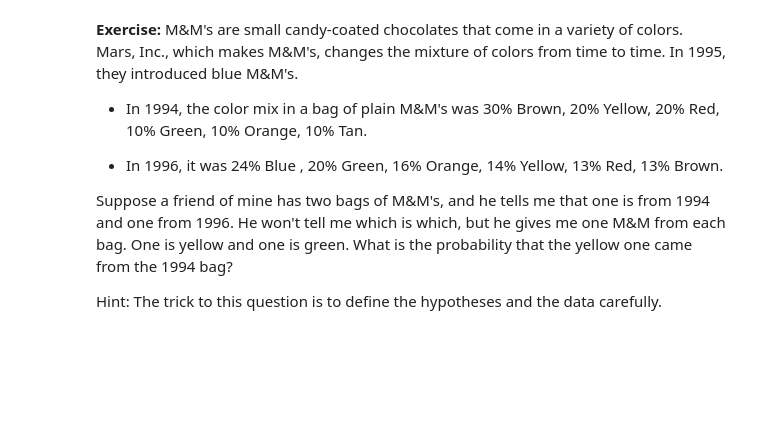
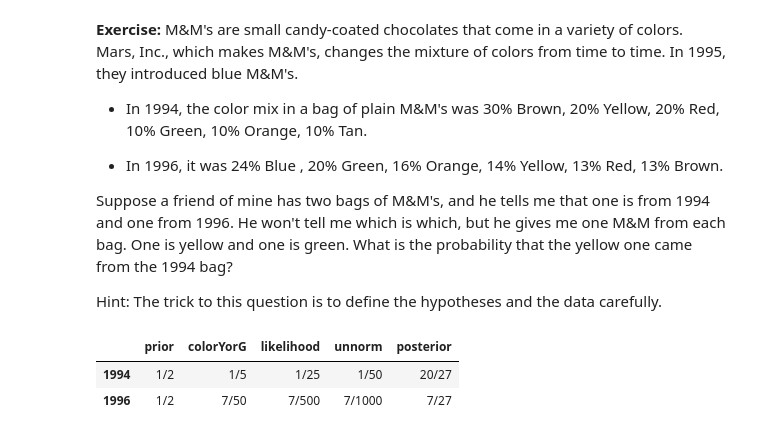
Before and after one commit to Alca1206/inference-and-causality-week1, a Jupyter notebook: notebooks/2_InferenceAndCausality_Week1_BayesTheorem.ipynb.ipynb, the cells around one changed output. Cells and saved outputs as stored; diff of their text form; code cells hidden in the pictures; blank space fills up the shorter version.

```diff
--- a/notebooks/2_InferenceAndCausality_Week1_BayesTheorem.ipynb.ipynb
+++ b/notebooks/2_InferenceAndCausality_Week1_BayesTheorem.ipynb.ipynb
@@ -306,0 +394,13 @@ Hint: The trick to this question is to define the hypotheses and the data carefu
+# %%
+# Solution goes here
+table7 = pd.DataFrame(index = ["1994 ", "1996"])
+
+table7["prior"] = Fraction(1, 2) ,Fraction(1, 2)
+table7["colorYorG"] = Fraction(20, 100) , Fraction( 14, 100)
+table7["likelihood"] = (Fraction(1,5) * Fraction(1, 5 )) , (Fraction(7, 50) * Fraction(1, 10))
+update(table7)
+table7
+# %% [output]
+|  | prior | colorYorG | likelihood | unnorm | posterior |
+| 1994 | 1/2 | 1/5 | 1/25 | 1/50 | 20/27 |
+| 1996 | 1/2 | 7/50 | 7/500 | 7/1000 | 7/27 |
```
Also changed, not shown: parts of 19 cells of this notebook.
